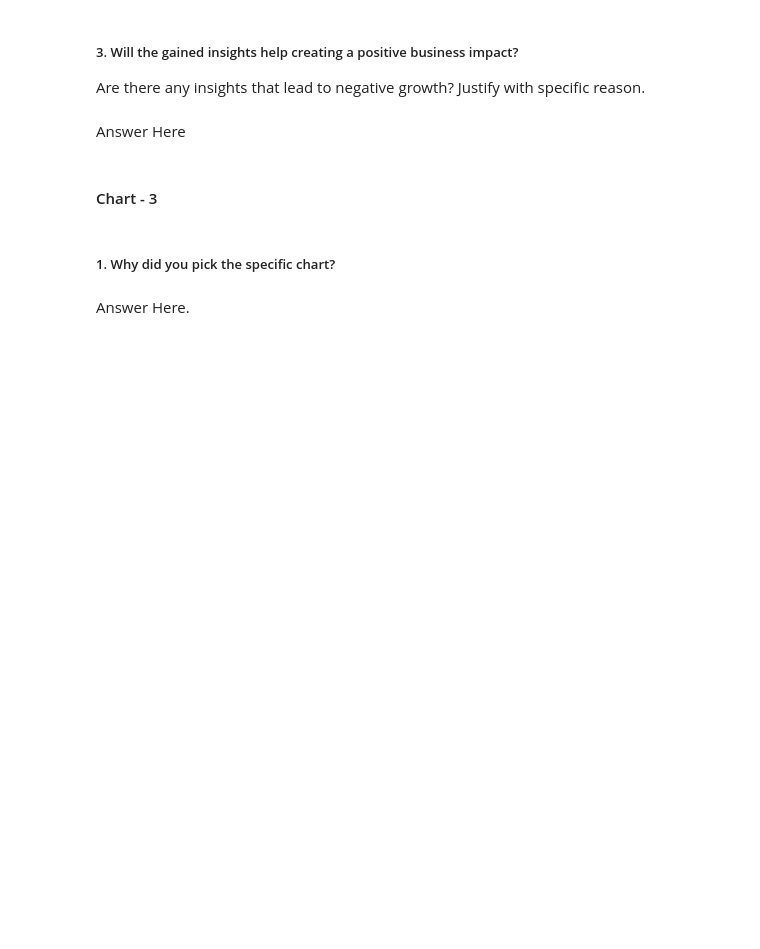
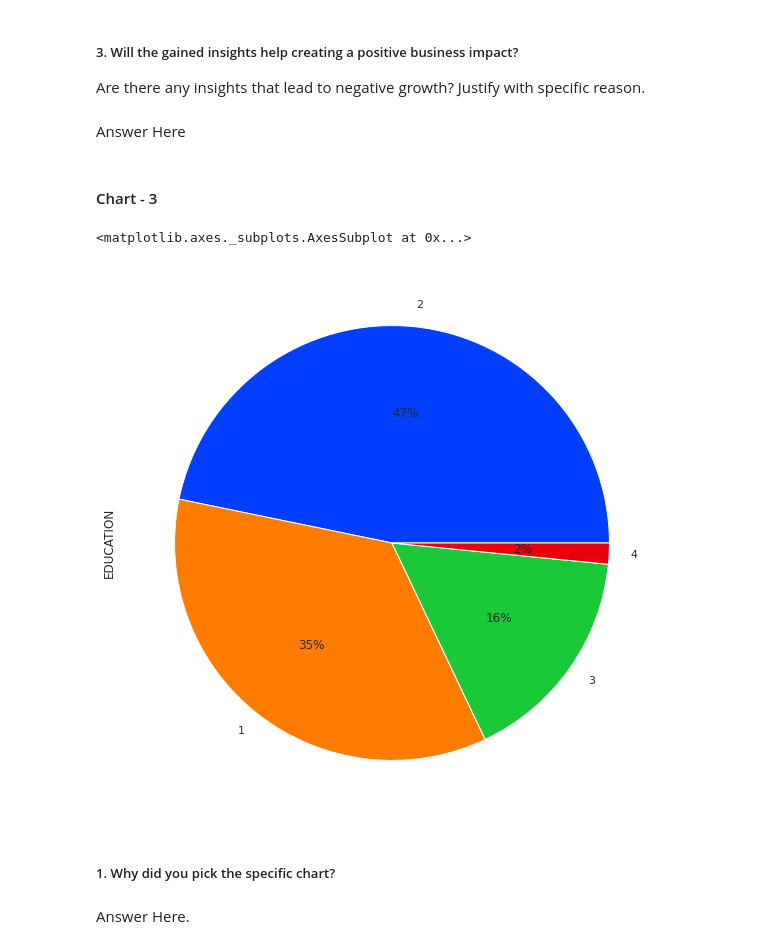
Before and after one commit to PrachiJadhav12/Credit_Card_default_Prediction, a Jupyter notebook: creditCopy_of_Sample_ML_Submission_Template.ipynb, the cells around one changed output. Drawn from its saved outputs; the diff is of its cells as text; code cells hidden in the pictures; blank space fills up the shorter version.

```diff
--- a/creditCopy_of_Sample_ML_Submission_Template.ipynb
+++ b/creditCopy_of_Sample_ML_Submission_Template.ipynb
@@ -541,3 +671,13 @@ Answer Here
+# %%
+# Chart - 3 visualization code
+data = df['EDUCATION']
+
+palette_color = sns.color_palette('bright')
+explode = [0, 0.1, 0, 0, 0]
+data.value_counts().plot(kind='pie',colors=palette_color,autopct='%.0f%%',figsize = (30,10))
+# %% [output]
+<matplotlib.axes._subplots.AxesSubplot at 0x...>
+[figure, added]
 # %% [markdown]
 ##### 1. Why did you pick the specific chart?
 # %% [markdown]
```
Also changed, not shown: parts of 56 cells of this notebook.
